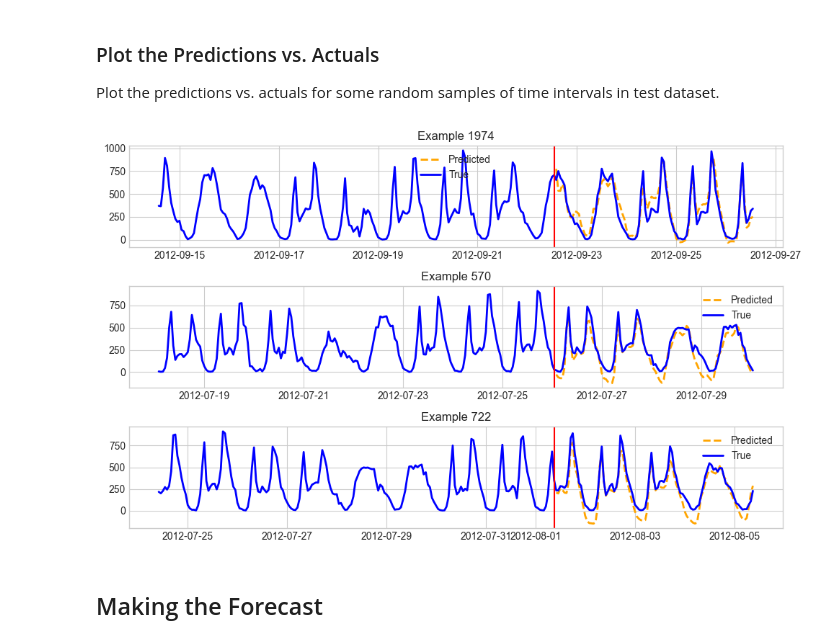
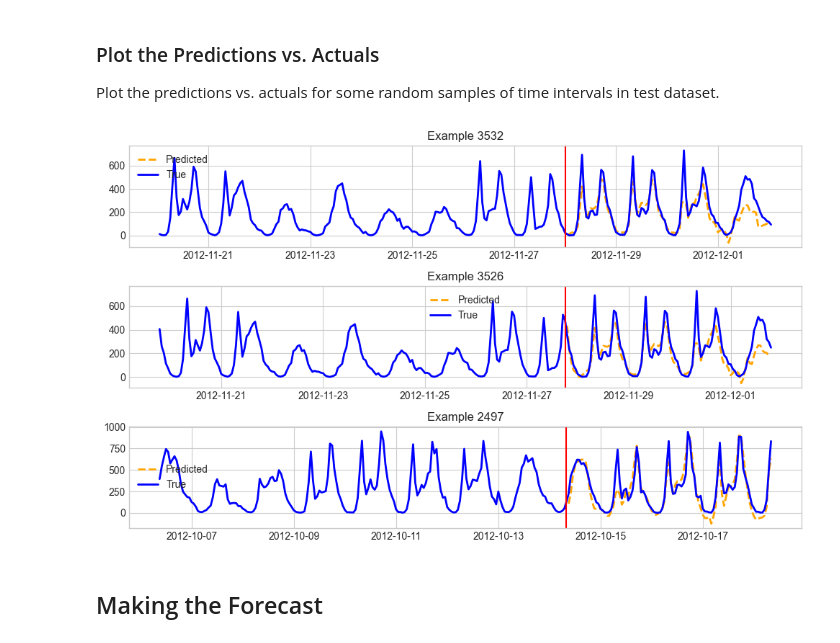
Before and after one commit to ibm-granite-community/granite-timeseries-cookbook, a Jupyter notebook: recipes/Time_Series/Bike_Sharing_Finetuning_with_Exogenous.ipynb, the cells around one changed output. Drawn from its saved outputs; the diff is of its cells as text; code cells hidden in the pictures.

```diff
--- a/recipes/Time_Series/Bike_Sharing_Finetuning_with_Exogenous.ipynb
+++ b/recipes/Time_Series/Bike_Sharing_Finetuning_with_Exogenous.ipynb
@@ -413,15 +386,15 @@ Plot the predictions vs. actuals for some random samples of time intervals in te
 # %%
 # plot
 plot_predictions(
     input_df=test_df,
     predictions_df=finetune_forecast,
     freq="h",
     timestamp_column=timestamp_column,
     channel=target_columns[2],
-    indices=[1974, 570, 722],
+    indices=[3532, 3526, 2497],
 )
 # %% [output]
-[figure, old version]
+[figure, new version]
 # %% [markdown]
 ## Making the Forecast
 # %% [markdown]
```
Also changed, not shown: parts of 9 cells of this notebook, 3 other files.
